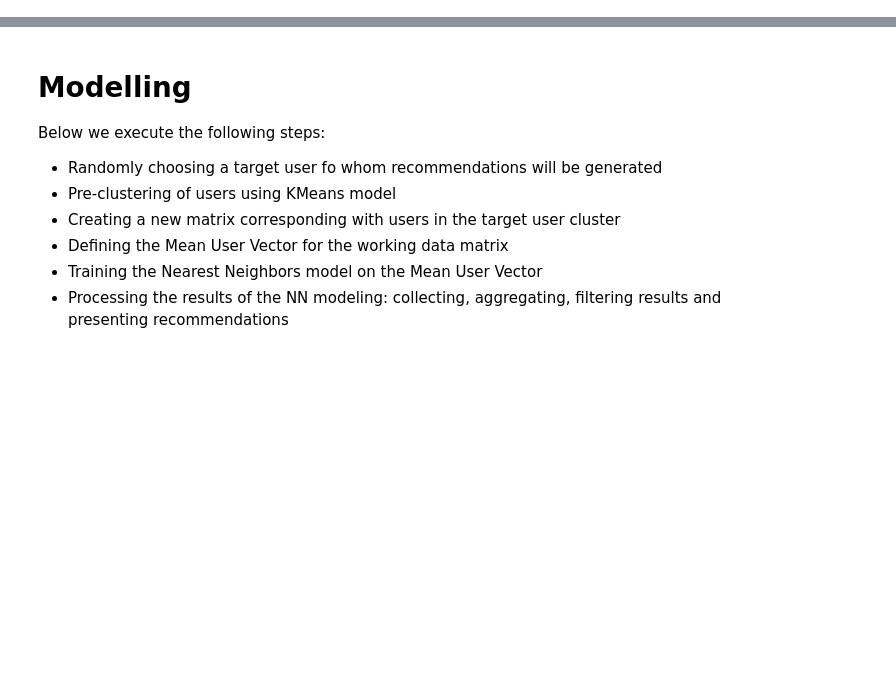
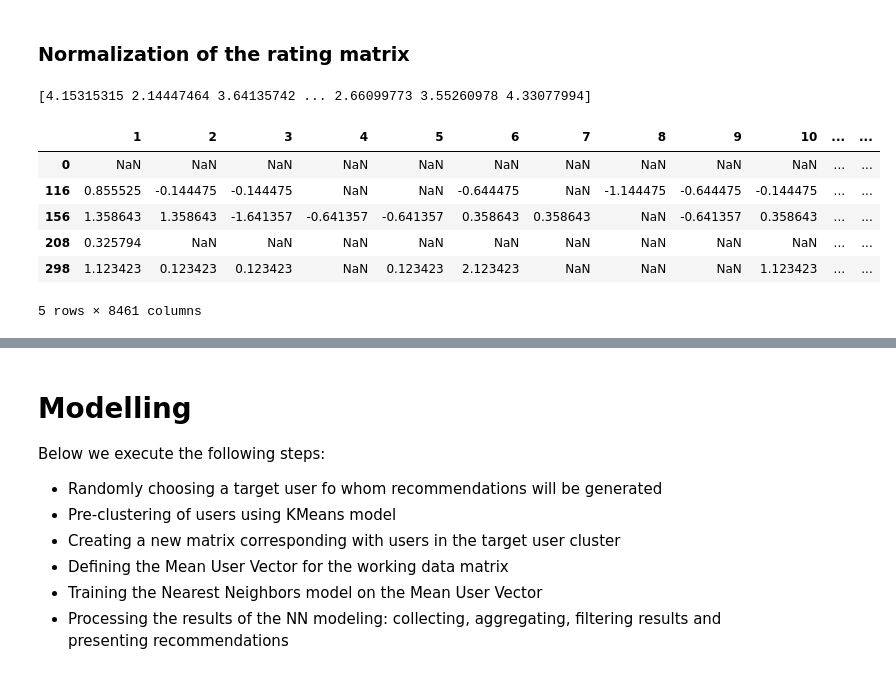
Before and after one commit to HamidSadEsf/movie_recommendation_ProjectCDS, a Jupyter notebook: colloborative_filtering_recommender.ipynb, the cells around one changed output, grey strips where cells are left out. Drawn from its saved outputs; the diff is of its cells as text; code cells hidden in the pictures; blank space fills up the shorter version.

```diff
--- a/colloborative_filtering_recommender.ipynb
+++ b/colloborative_filtering_recommender.ipynb
@@ -70,0 +217,3 @@ save_npz("matrices/sparse_ratings.npz", csr_data)
+# %%
+sveta_ratings = pd.read_csv('matrices/sveta_ratings.csv')
+sveta_ratings.head()
@@ -70,0 +230,46 @@ save_npz("matrices/sparse_ratings.npz", csr_data)
+# %%
+def add_user(ml_user_ratings, pivot_mat):
+    intersection = set(pivot_mat.columns.astype(int)) & set(ml_user_ratings.movie_id)
+    df = pd.DataFrame(columns=pivot_mat.columns, index=[0])
+    df.head()
+    pivot_mat = pd.concat([df, pivot_mat])
+    for i in intersection:
+        entry = ml_user_ratings.loc[ml_user_ratings.movie_id == i]
+        movie_rating = entry.rating.values[0]
+        pivot_mat.loc[[0], [str(i)]] = movie_rating
+    return pivot_mat
+# %%
+util_mat_na_new = add_user(sveta_ratings, util_mat_na)
+# %% [markdown]
+### Normalization of the rating matrix
+# %%
+# normalize the item ratings based on the users’ average rating
+def csr_mean_normalization(csr_mat):
+    """
+    Normalizes the sparce utility matrix based on user's mean rating
+    """
+    csr_mean = csr_mat.sum(axis=1).flatten()/csr_mat.getnnz(axis=1)
+    mean_user_vector = np.asarray(csr_mean)
+    # TODO: figure out how to do minus means on this kind of structure
+    return mean_user_vector[0]
+
+def mean_normalization(pivot):
+    mat = pivot.copy()
+    averages = mat[mat != 0].mean(axis = 1).values
+    for i in range(len(mat)):
+        # Subtract by mean of each user, not the entire user
+        mat.iloc[i,:] = (mat.iloc[i,:] - averages[i])
+    return averages, mat
+# %%
+means, pivot_norm_na = mean_normalization(util_mat_na_new)
+print(means)
+pivot_norm_na.head()
+# %% [output]
+[4.15315315 2.14447464 3.64135742 ... 2.66099773 3.55260978 4.33077994]
+|  | 1 | 2 | 3 | 4 | 5 | 6 | 7 | 8 | 9 | 10 | ... | ... |
+| 0 | NaN | NaN | NaN | NaN | NaN | NaN | NaN | NaN | NaN | NaN | ... | ... |
+| 116 | 0.855525 | -0.144475 | -0.144475 | NaN | NaN | -0.644475 | NaN | -1.144475 | -0.644475 | -0.144475 | ... | ... |
+| 156 | 1.358643 | 1.358643 | -1.641357 | -0.641357 | -0.641357 | 0.358643 | 0.358643 | NaN | -0.641357 | 0.358643 | ... | ... |
+| 208 | 0.325794 | NaN | NaN | NaN | NaN | NaN | NaN | NaN | NaN | NaN | ... | ... |
+| 298 | 1.123423 | 0.123423 | 0.123423 | NaN | 0.123423 | 2.123423 | NaN | NaN | NaN | 1.123423 | ... | ... |
+5 rows × 8461 columns
```
Also changed, not shown: parts of 56 cells of this notebook, 2 other files.
